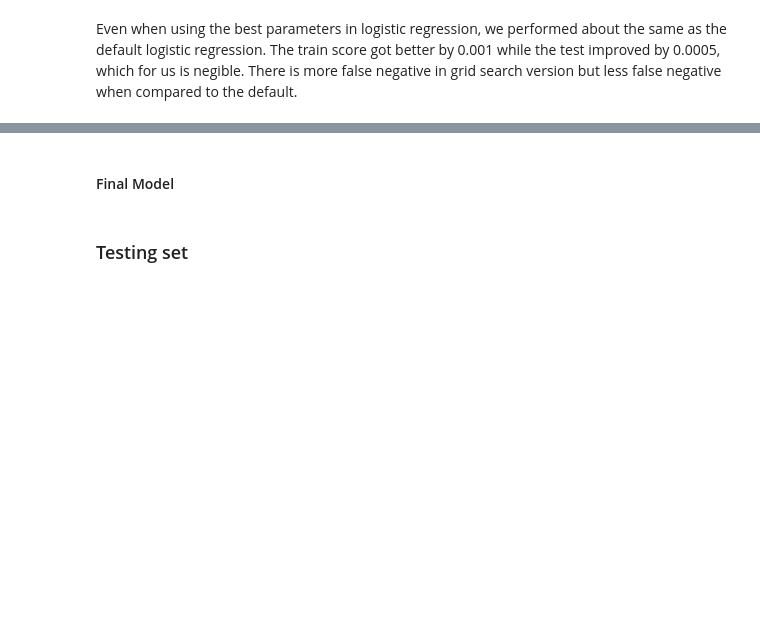
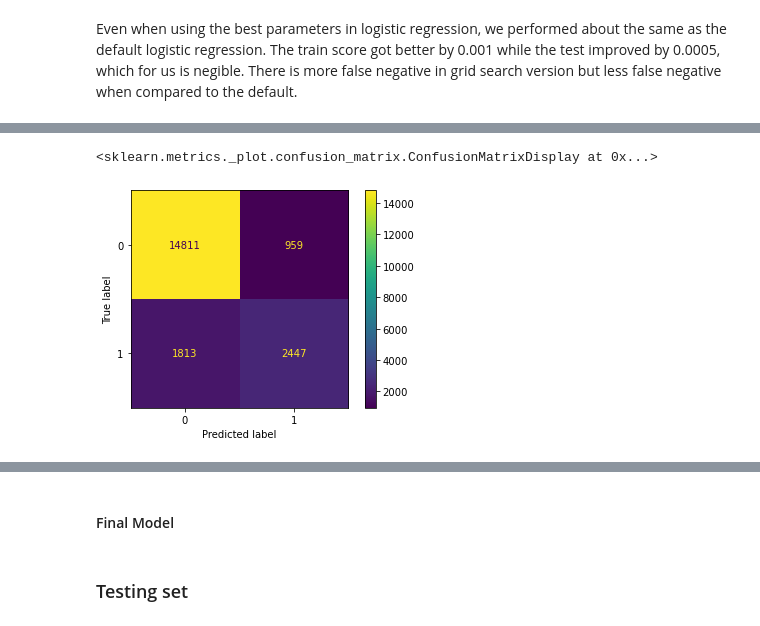
Before and after one commit to xiaohua-su/Predicting_H1N1_Vaccination, a Jupyter notebook: Scratch.ipynb, the cells around one changed output, grey strips where cells are left out. Drawn from its saved outputs; the diff is of its cells as text; code cells hidden in the pictures; blank space fills up the shorter version.

```diff
--- a/Scratch.ipynb
+++ b/Scratch.ipynb
@@ -441,0 +531,5 @@ knn_pipe.score(X_train,y_train)
+# %%
+plot_confusion_matrix(svm_pipe, X_train, y_train)
+# %% [output]
+<sklearn.metrics._plot.confusion_matrix.ConfusionMatrixDisplay at 0x...>
+[figure, added]
```
Also changed, not shown: parts of 28 cells of this notebook.
